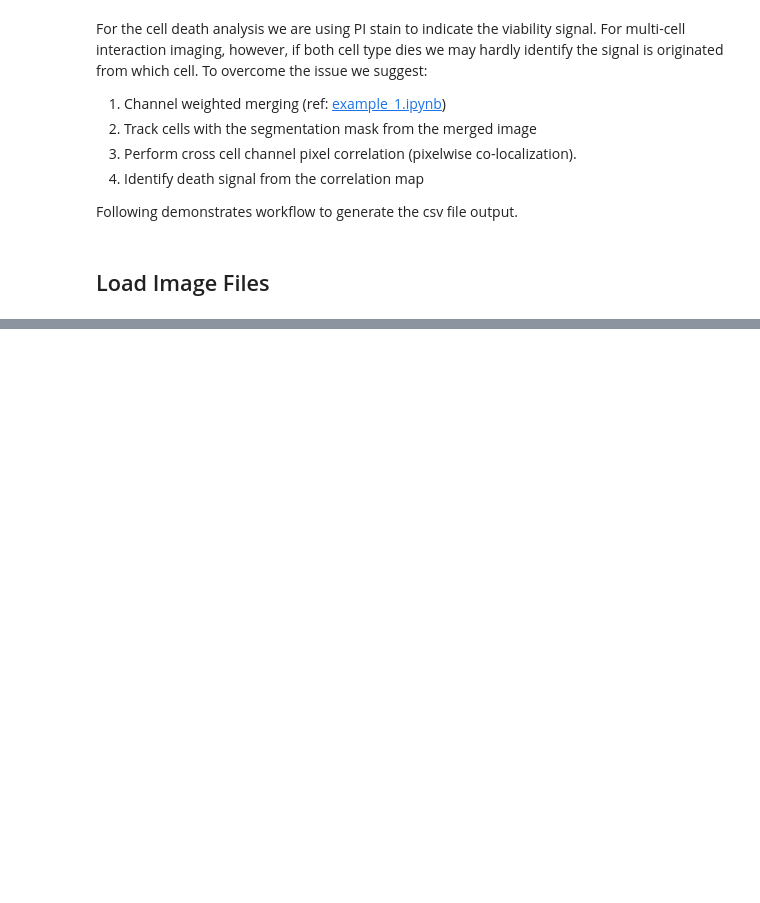
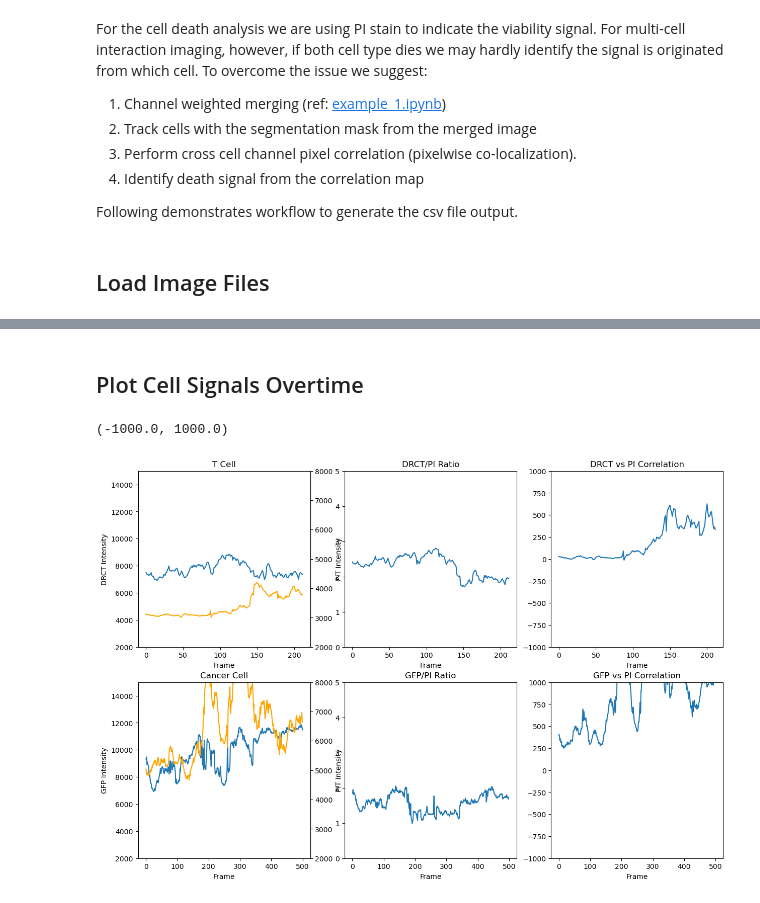
Before and after one commit to bpi-oxford/Cytotoxicity-Pipeline, a Jupyter notebook: notebooks/example_5.ipynb, the cells around one changed output, grey strips where cells are left out. Saved outputs shown, nothing was run; the diff lists cells and outputs as text; code cells hidden in the pictures; blank space fills up the shorter version.

Commit message:
signal plot over time

```diff
--- a/notebooks/example_5.ipynb
+++ b/notebooks/example_5.ipynb
@@ -24,0 +52,2 @@ TCELL_LABEL_PATH_PATTERN = "/mnt/Data/UTSE/2023_10_17_Nyeso1HCT116_1G4CD8_icam_F
+# %%
+FRAMES = 500 # define number of frames to perform killing analysis
@@ -24,0 +80,8 @@ TCELL_LABEL_PATH_PATTERN = "/mnt/Data/UTSE/2023_10_17_Nyeso1HCT116_1G4CD8_icam_F
+# %%
+# Load tracking file and merge with the contact analysis table
+TRACK_PATH = "/mnt/Data/UTSE/2023_10_17_Nyeso1HCT116_1G4CD8_icam_FR10s_0p1mlperh/tracks/cancer_tracks/tracks/tracks_param_00000.csv"
+
+tracks_df_cancer = pd.read_csv(TRACK_PATH)
+tracks_df_cancer = tracks_df_cancer.sort_values(by=["t"])
+tracks_df_cancer = tracks_df_cancer[tracks_df_cancer["t"] < FRAMES]
+tracks_df_cancer
@@ -24,0 +102,8 @@ TCELL_LABEL_PATH_PATTERN = "/mnt/Data/UTSE/2023_10_17_Nyeso1HCT116_1G4CD8_icam_F
+# %%
+# Load tracking file and merge with the contact analysis table
+TRACK_PATH = "/mnt/Data/UTSE/2023_10_17_Nyeso1HCT116_1G4CD8_icam_FR10s_0p1mlperh/tracks/tcell_tracks/tracks/tracks_param_00000.csv"
+
+tracks_df_tcell = pd.read_csv(TRACK_PATH)
+tracks_df_tcell = tracks_df_tcell.sort_values(by=["t"])
+tracks_df_tcell = tracks_df_tcell[tracks_df_tcell["t"] < FRAMES]
+tracks_df_tcell
@@ -24,0 +320,62 @@ TCELL_LABEL_PATH_PATTERN = "/mnt/Data/UTSE/2023_10_17_Nyeso1HCT116_1G4CD8_icam_F
+# %% [markdown]
+## Plot Cell Signals Overtime
+# %%
+fig, axs = plt.subplots(2,3,figsize=(15,10))
+axs=axs.ravel()
+
+# isolate one cell
+TRACK_ID_TCELL = 37
+
+single_tcell_df = tracks_df_filtered_tcell.loc[tracks_df_filtered_tcell["track_id"]==TRACK_ID_TCELL]
+single_tcell_df = single_tcell_df.sort_values(by=["frame"])
+
+# isolate one cell
+TRACK_ID_CANCER = 74
+
+single_cancer_df = tracks_df_filtered_cancer.loc[tracks_df_filtered_cancer["track_id"]==TRACK_ID_CANCER]
+single_cancer_df = single_cancer_df.sort_values(by=["frame"])
+
+# t cell signal
+axs[0].plot(single_tcell_df["frame"],single_tcell_df["mean"],label="DRCT")
+axs_ = axs[0].twinx()
+axs_.plot(single_tcell_df["frame"],single_tcell_df["pi_mean"],label="PI",color="orange")
+axs[0].set_title("T Cell")
+axs[0].set_xlabel("Frame")
+axs[0].set_ylabel("DRCT Intensity")
+axs[0].set_ylim([2000,15000])
+axs_.set_ylabel("PIT Intensity")
+axs_.set_ylim([2000,8000])
+
+axs[1].plot(single_tcell_df["frame"],single_tcell_df["mean"]/single_tcell_df["pi_mean"])
+axs[1].set_title("DRCT/PI Ratio")
+axs[1].set_xlabel("Frame")
+axs[1].set_ylim([0,5])
+
+axs[2].plot(single_tcell_df["frame"],single_tcell_df["corr_mean"]-(2**16-1)//2)
+axs[2].set_title("DRCT vs PI Correlation")
+axs[2].set_xlabel("Frame")
+axs[2].set_ylim([-1000,1000])
+
+# cancer signal
+axs[3].plot(single_cancer_df["frame"],single_cancer_df["mean"],label="GFP")
+axs_ = axs[3].twinx()
+axs_.plot(single_cancer_df["frame"],single_cancer_df["pi_mean"],label="PI",color="orange")
+axs[3].set_title("Cancer Cell")
+axs[3].set_xlabel("Frame")
+axs[3].set_ylabel("GFP Intensity")
+axs[3].set_ylim([2000,15000])
+axs_.set_ylabel("PIT Intensity")
+axs_.set_ylim([2000,8000])
+
+axs[4].plot(single_cancer_df["frame"],single_cancer_df["mean"]/single_cancer_df["pi_mean"])
+axs[4].set_title("GFP/PI Ratio")
+axs[4].set_xlabel("Frame")
+axs[4].set_ylim([0,5])
+
+axs[5].plot(single_cancer_df["frame"],single_cancer_df["corr_mean"]-(2**16-1)//2)
+axs[5].set_title("GFP vs PI Correlation")
+axs[5].set_xlabel("Frame")
+axs[5].set_ylim([-1000,1000])
+# %% [output]
+(-1000.0, 1000.0)
+[figure, added]
```
Also changed, not shown: parts of 16 cells of this notebook.
